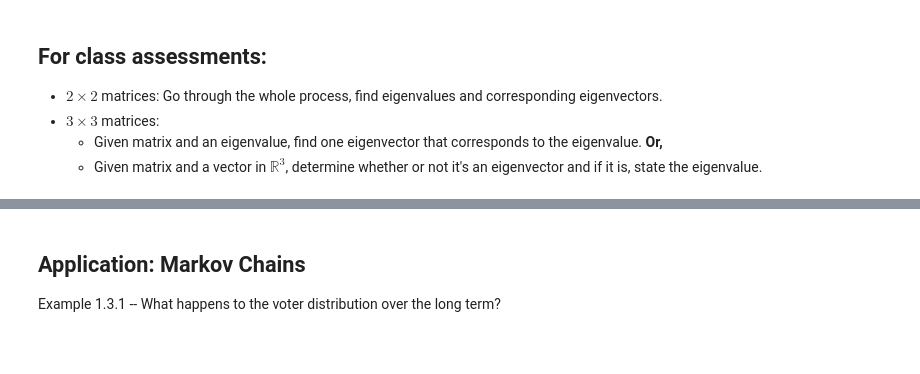
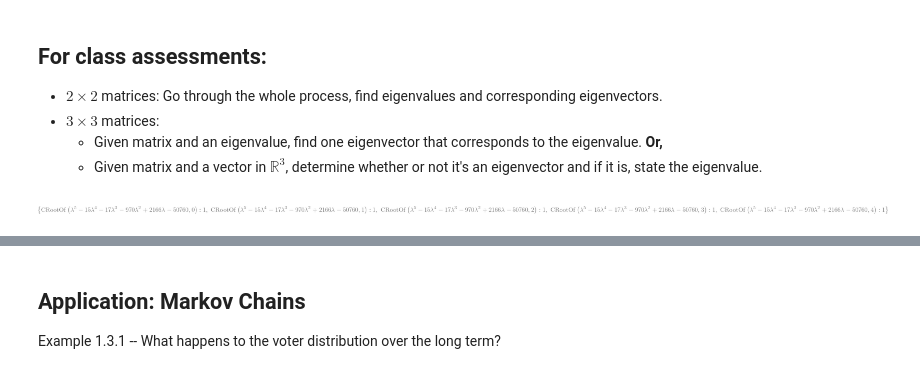
Before and after one commit to RobertTalbert/linalg-diffeq, a Jupyter notebook: lessons/MTH 302 Feb 14 Differential equations.ipynb, the cells around one changed output, grey strips where cells are left out. Saved outputs shown, nothing was run; the diff lists cells and outputs as text; code cells hidden in the pictures; blank space fills up the shorter version.

```diff
--- a/lessons/MTH 302 Feb 14 Differential equations.ipynb
+++ b/lessons/MTH 302 Feb 14 Differential equations.ipynb
@@ -63,3 +75,9 @@ AlmostThere.rref(pivots=False)
 - $3 \times 3$ matrices:
    - Given matrix and an eigenvalue, find one eigenvector that corresponds to the eigenvalue. **Or,**
    - Given matrix and a vector in $\mathbb{R}^3$, determine whether or not it's an eigenvector and if it is, state the eigenvalue.
+# %%
+R = randMatrix(5,5,-10.0,10)
+# v = randMatrix(5,1,-20,20)
+R.eigenvals()
+# %% [output]
+[figure, added]
```
Also changed, not shown: parts of 40 cells of this notebook.
